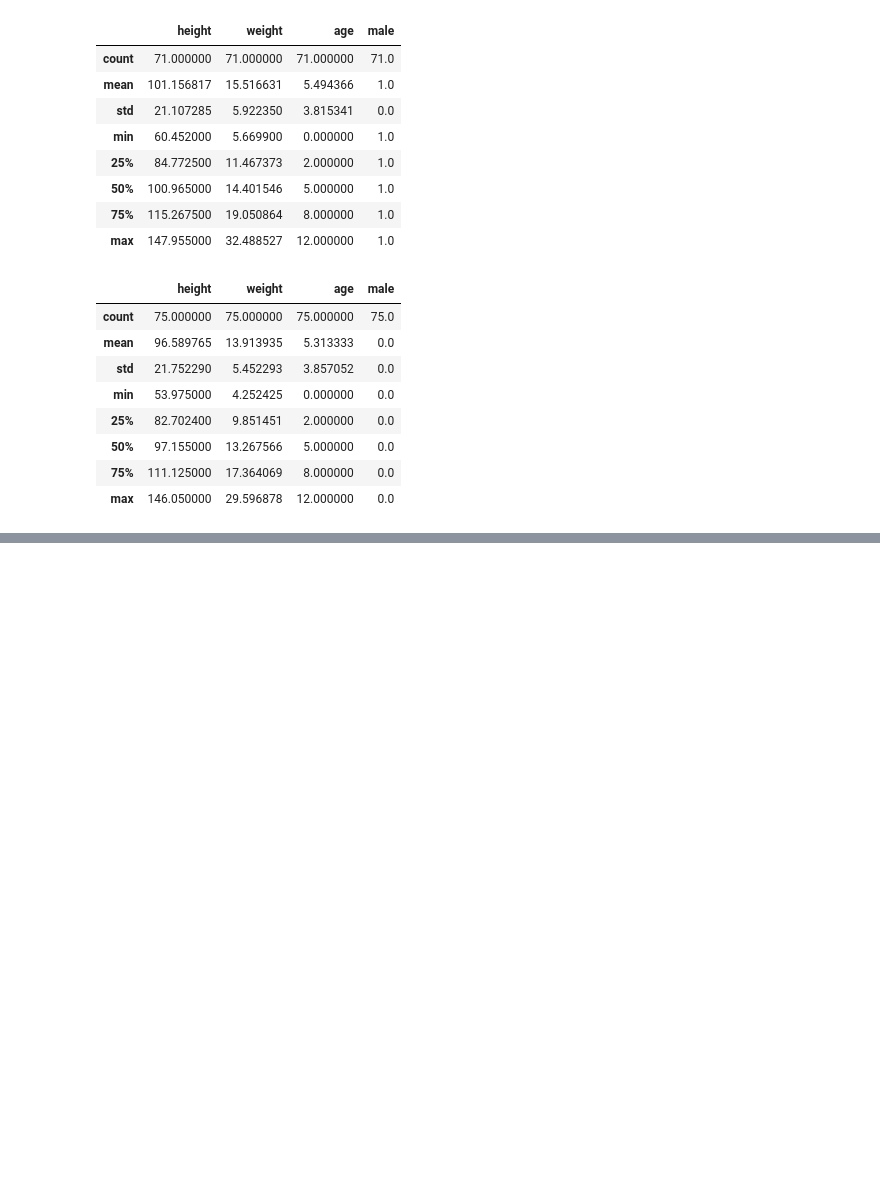
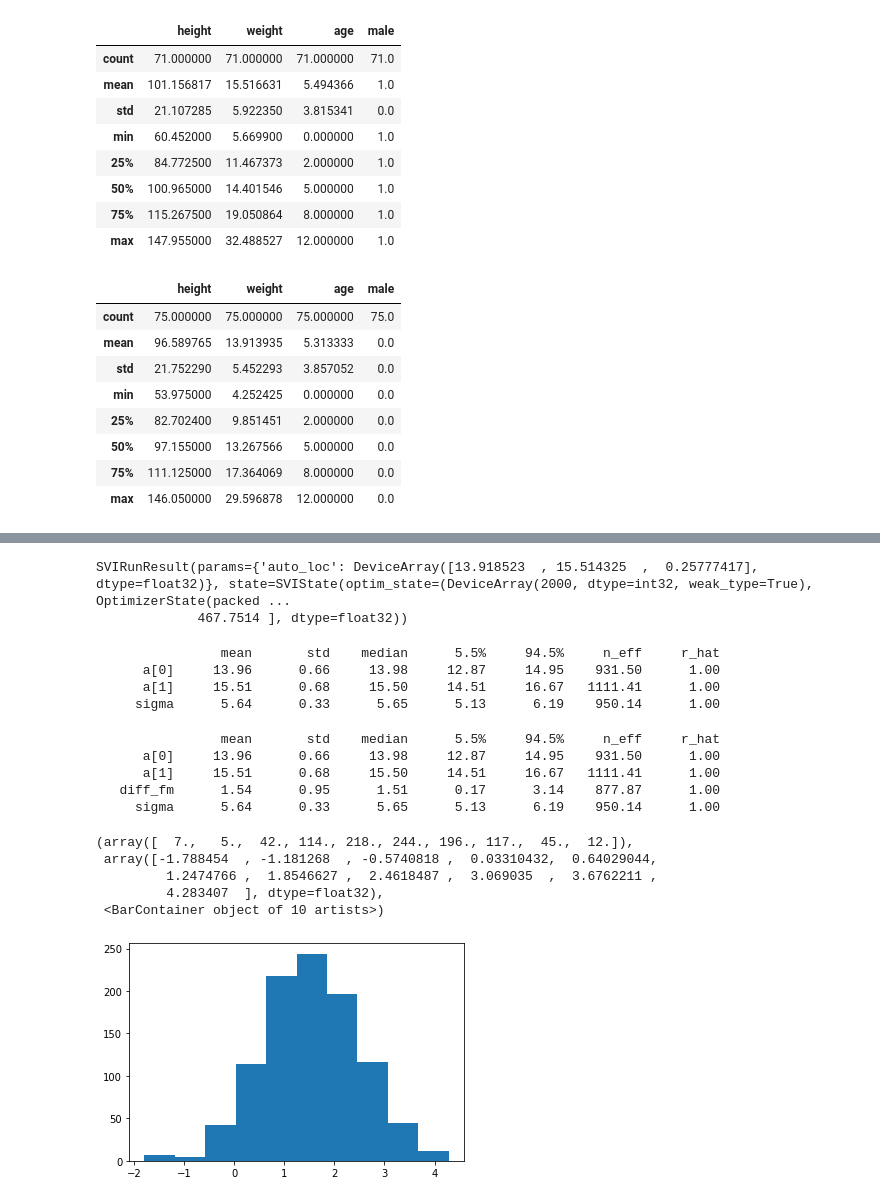
Before and after one commit to huayicodes/stat_rethinking_2022, a Jupyter notebook: homework/week02_answer.ipynb, the cells around one changed output, grey strips where cells are left out. Cells and saved outputs as stored; diff of their text form; code cells hidden in the pictures; blank space fills up the shorter version.

```diff
--- a/homework/week02_answer.ipynb
+++ b/homework/week02_answer.ipynb
@@ -271 +280,50 @@ plt.show()
 [figure]
+# %%
+svi_result
+# %% [output]
+SVIRunResult(params={'auto_loc': DeviceArray([13.918523  , 15.514325  ,  0.25777417], dtype=float32)}, state=SVIState(optim_state=(DeviceArray(2000, dtype=int32, weak_type=True), OptimizerState(packed ...
+             467.7514 ], dtype=float32))
+# %%
+### How to do this for each age??
+
+def model(sex, weight):
+    a = numpyro.sample("a", dist.Normal(15, 10).expand([len(set(sex))]))
+    sigma = numpyro.sample("sigma", dist.Uniform(0, 10))
+    mu = a[sex]
+    numpyro.sample("weight", dist.Normal(mu, sigma), obs=weight)
+
+
+m3 = AutoLaplaceApproximation(model)
+svi = SVI(
+    model, m3, optim.Adam(1), Trace_ELBO(),
+    sex=q2_df.male.values,
+    weight=q2_df.weight.values
+)
+svi_result = svi.run(random.PRNGKey(0), 2000)
+p3 = svi_result.params
+post = m3.sample_posterior(random.PRNGKey(1), p3, (1000,))
+print_summary(post, 0.89, False)
+# %% [output]
+                mean       std    median      5.5%     94.5%     n_eff     r_hat
+      a[0]     13.96      0.66     13.98     12.87     14.95    931.50      1.00
+      a[1]     15.51      0.68     15.50     14.51     16.67   1111.41      1.00
+     sigma      5.64      0.33      5.65      5.13      6.19    950.14      1.00
+# %%
+# boys minus girls
+post["diff_fm"] =  post["a"][:, 1] - post["a"][:, 0]
+print_summary(post, 0.89, False)
+# %% [output]
+                mean       std    median      5.5%     94.5%     n_eff     r_hat
+      a[0]     13.96      0.66     13.98     12.87     14.95    931.50      1.00
+      a[1]     15.51      0.68     15.50     14.51     16.67   1111.41      1.00
+   diff_fm      1.54      0.95      1.51      0.17      3.14    877.87      1.00
+     sigma      5.64      0.33      5.65      5.13      6.19    950.14      1.00
+# %%
+plt.hist(post["diff_fm"])
+# %% [output]
+(array([  7.,   5.,  42., 114., 218., 244., 196., 117.,  45.,  12.]),
+ array([-1.788454  , -1.181268  , -0.5740818 ,  0.03310432,  0.64029044,
+         1.2474766 ,  1.8546627 ,  2.4618487 ,  3.069035  ,  3.6762211 ,
+         4.283407  ], dtype=float32),
+ <BarContainer object of 10 artists>)
+[figure, added]
```
Also changed, not shown: parts of 12 cells of this notebook.
